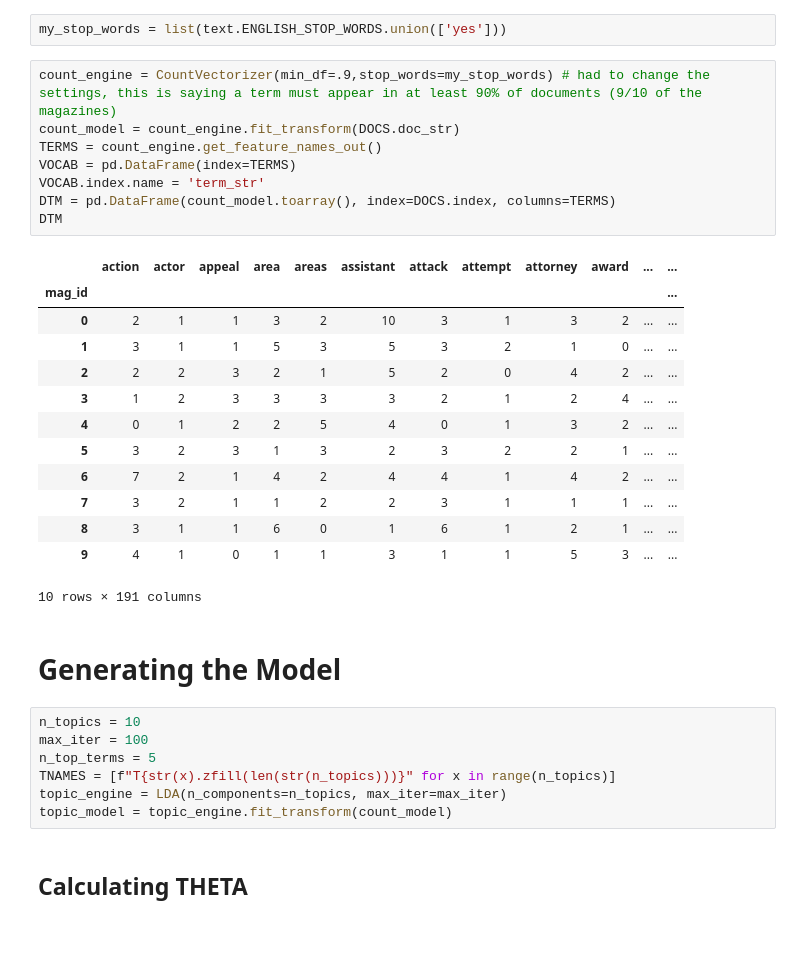
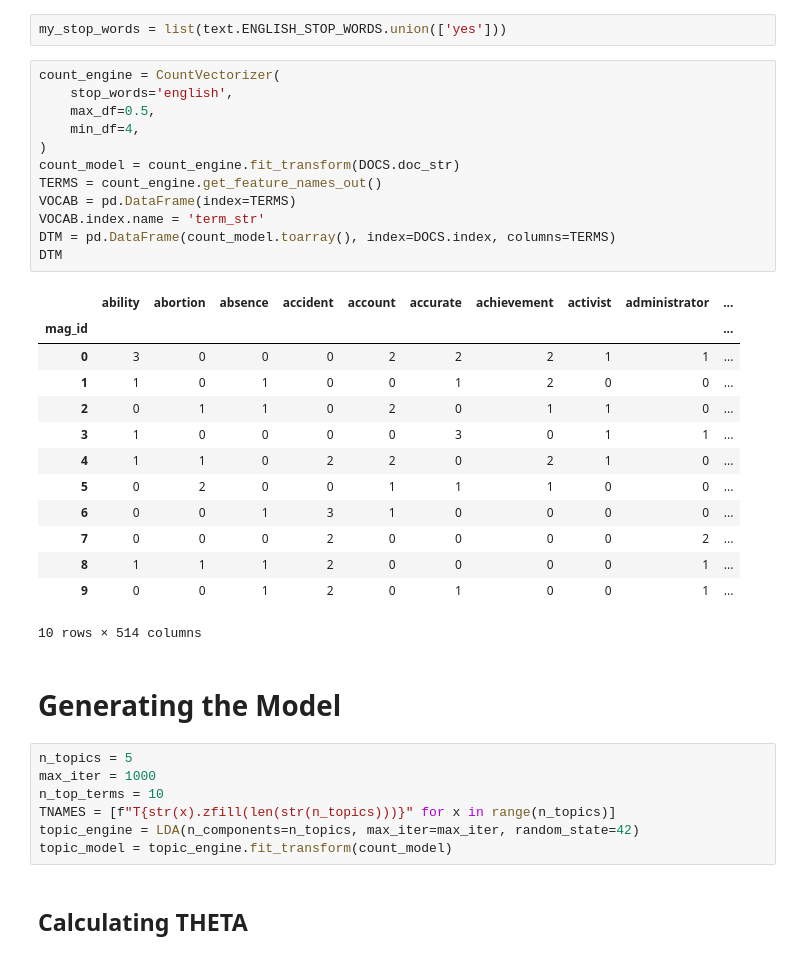
Before and after one commit to aniyahlater/ds5001_final_project, a Jupyter notebook: PCA.ipynb, the cells around one changed output. Cells and saved outputs as stored; diff of their text form.

```diff
--- a/PCA.ipynb
+++ b/PCA.ipynb
@@ -226,35 +176,39 @@ DOCS
 # %%
 my_stop_words = list(text.ENGLISH_STOP_WORDS.union(['yes']))
 # %%
-count_engine = CountVectorizer(min_df=.9,stop_words=my_stop_words) # had to change the settings, this is saying a term must appear in at least 90% of documents (9/10 of the magazines)
+count_engine = CountVectorizer(
+    stop_words='english',
+    max_df=0.5,
+    min_df=4,
+)
 count_model = count_engine.fit_transform(DOCS.doc_str)
 TERMS = count_engine.get_feature_names_out()
 VOCAB = pd.DataFrame(index=TERMS)
 VOCAB.index.name = 'term_str'
 DTM = pd.DataFrame(count_model.toarray(), index=DOCS.index, columns=TERMS)
 DTM
 # %% [output]
-|  | action | actor | appeal | area | areas | assistant | attack | attempt | attorney | award | ... | ... |
-| mag_id |  |  |  |  |  |  |  |  |  |  |  | ... |
-| 0 | 2 | 1 | 1 | 3 | 2 | 10 | 3 | 1 | 3 | 2 | ... | ... |
-| 1 | 3 | 1 | 1 | 5 | 3 | 5 | 3 | 2 | 1 | 0 | ... | ... |
-| 2 | 2 | 2 | 3 | 2 | 1 | 5 | 2 | 0 | 4 | 2 | ... | ... |
-| 3 | 1 | 2 | 3 | 3 | 3 | 3 | 2 | 1 | 2 | 4 | ... | ... |
-| 4 | 0 | 1 | 2 | 2 | 5 | 4 | 0 | 1 | 3 | 2 | ... | ... |
-| 5 | 3 | 2 | 3 | 1 | 3 | 2 | 3 | 2 | 2 | 1 | ... | ... |
-| 6 | 7 | 2 | 1 | 4 | 2 | 4 | 4 | 1 | 4 | 2 | ... | ... |
-| 7 | 3 | 2 | 1 | 1 | 2 | 2 | 3 | 1 | 1 | 1 | ... | ... |
-| 8 | 3 | 1 | 1 | 6 | 0 | 1 | 6 | 1 | 2 | 1 | ... | ... |
-| 9 | 4 | 1 | 0 | 1 | 1 | 3 | 1 | 1 | 5 | 3 | ... | ... |
+|  | ability | abortion | absence | accident | account | accurate | achievement | activist | administrator | ... |
+| mag_id |  |  |  |  |  |  |  |  |  | ... |
+| 0 | 3 | 0 | 0 | 0 | 2 | 2 | 2 | 1 | 1 | ... |
+| 1 | 1 | 0 | 1 | 0 | 0 | 1 | 2 | 0 | 0 | ... |
+| 2 | 0 | 1 | 1 | 0 | 2 | 0 | 1 | 1 | 0 | ... |
+| 3 | 1 | 0 | 0 | 0 | 0 | 3 | 0 | 1 | 1 | ... |
+| 4 | 1 | 1 | 0 | 2 | 2 | 0 | 2 | 1 | 0 | ... |
+| 5 | 0 | 2 | 0 | 0 | 1 | 1 | 1 | 0 | 0 | ... |
+| 6 | 0 | 0 | 1 | 3 | 1 | 0 | 0 | 0 | 0 | ... |
+| 7 | 0 | 0 | 0 | 2 | 0 | 0 | 0 | 0 | 2 | ... |
+| 8 | 1 | 1 | 1 | 2 | 0 | 0 | 0 | 0 | 1 | ... |
+| 9 | 0 | 0 | 1 | 2 | 0 | 1 | 0 | 0 | 1 | ... |
-10 rows × 191 columns
+10 rows × 514 columns
 # %% [markdown]
 # Generating the Model
 # %%
-n_topics = 10
-max_iter = 100
-n_top_terms = 5
+n_topics = 5
+max_iter = 1000
+n_top_terms = 10
 TNAMES = [f"T{str(x).zfill(len(str(n_topics)))}" for x in range(n_topics)]
-topic_engine = LDA(n_components=n_topics, max_iter=max_iter)
+topic_engine = LDA(n_components=n_topics, max_iter=max_iter, random_state=42)
 topic_model = topic_engine.fit_transform(count_model)
 # %% [markdown]
 ## Calculating THETA
```
Also changed, not shown: parts of 11 cells of this notebook, 3 other files.
